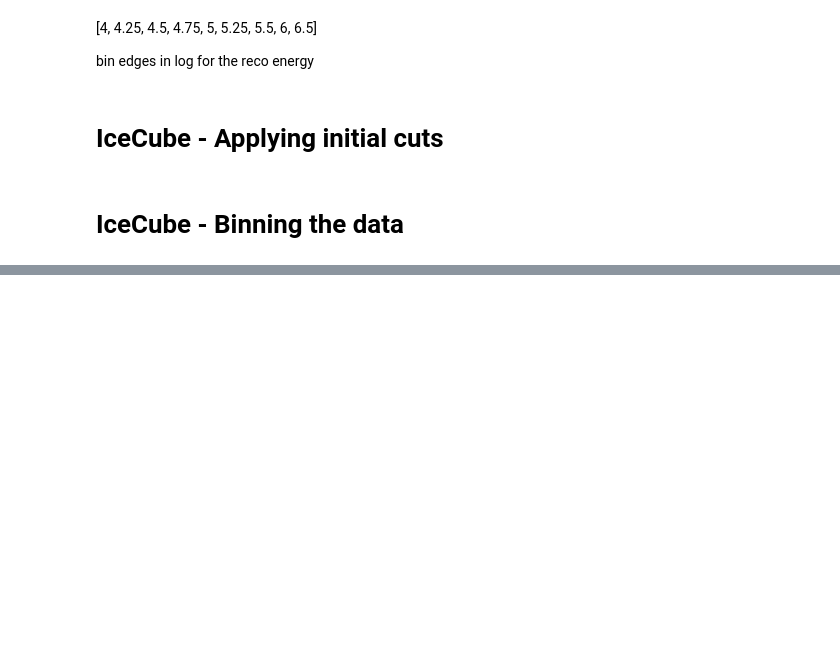
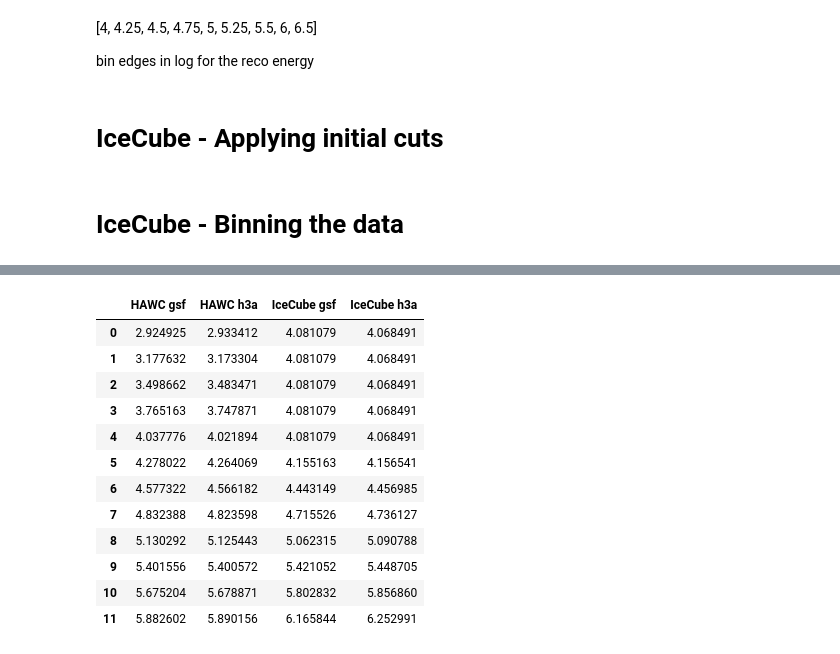
Before and after one commit to riyakore/WIPAC, a Jupyter notebook: HAWC_IceCube_Collab.ipynb, the cells around one changed output, grey strips where cells are left out. Drawn from its saved outputs; the diff is of its cells as text; code cells hidden in the pictures; blank space fills up the shorter version.

```diff
--- a/HAWC_IceCube_Collab.ipynb
+++ b/HAWC_IceCube_Collab.ipynb
@@ -651,0 +513,23 @@ array([4.42289448, 4.5216279 , 4.63815641, ..., 4.31678152, 4.15810585,
+# %%
+# mean energies table
+df2 = pd.DataFrame()
+
+df2['HAWC gsf'] = mean_energies_gsf
+df2['HAWC h3a'] = mean_energies_h3a
+df2['IceCube gsf'] = mean_E_gsf
+df2['IceCube h3a'] = mean_E_h3a
+df2
+# %% [output]
+|  | HAWC gsf | HAWC h3a | IceCube gsf | IceCube h3a |
+| 0 | 2.924925 | 2.933412 | 4.081079 | 4.068491 |
+| 1 | 3.177632 | 3.173304 | 4.081079 | 4.068491 |
+| 2 | 3.498662 | 3.483471 | 4.081079 | 4.068491 |
+| 3 | 3.765163 | 3.747871 | 4.081079 | 4.068491 |
+| 4 | 4.037776 | 4.021894 | 4.081079 | 4.068491 |
+| 5 | 4.278022 | 4.264069 | 4.155163 | 4.156541 |
+| 6 | 4.577322 | 4.566182 | 4.443149 | 4.456985 |
+| 7 | 4.832388 | 4.823598 | 4.715526 | 4.736127 |
+| 8 | 5.130292 | 5.125443 | 5.062315 | 5.090788 |
+| 9 | 5.401556 | 5.400572 | 5.421052 | 5.448705 |
+| 10 | 5.675204 | 5.678871 | 5.802832 | 5.856860 |
+| 11 | 5.882602 | 5.890156 | 6.165844 | 6.252991 |
```
Also changed, not shown: parts of 34 cells of this notebook.
